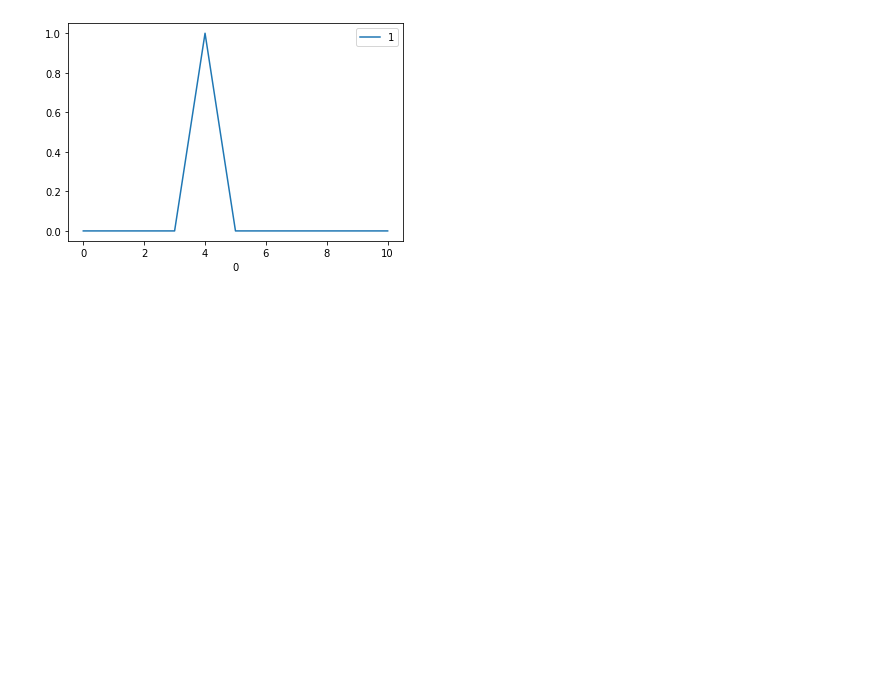
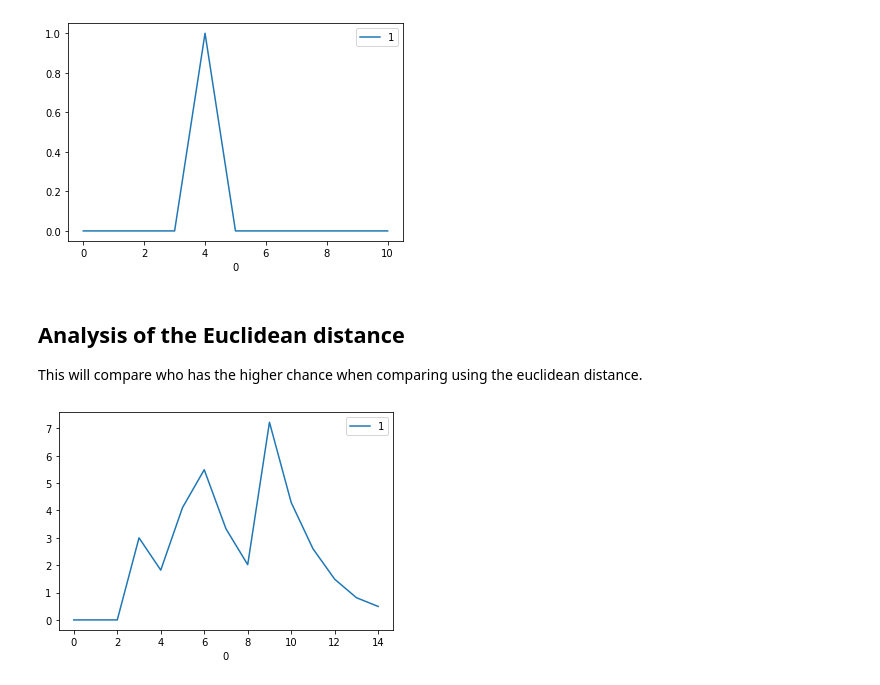
Before and after one commit to aguilarjose11/world_rep_snn, a Jupyter notebook: analysis/analysis_notebook.ipynb, the cells around one changed output. Drawn from its saved outputs; the diff is of its cells as text; code cells hidden in the pictures; blank space fills up the shorter version.

Commit message:
Add analysis notes

```diff
--- a/analysis/analysis_notebook.ipynb
+++ b/analysis/analysis_notebook.ipynb
@@ -78,3 +78,12 @@ ttfse_strain = [0, 0, 0, 0, 1, 0, 0, 0, 0, 0, 0, ]
 plot_data_line(range(len(ttfse_strain)), ttfse_strain)
 # %% [output]
 [figure]
+# %% [markdown]
+## Analysis of the Euclidean distance
+
+This will compare who has the higher chance when comparing using the euclidean distance.
+# %%
+psp_1 = [0, 0, 0, 3, 1.81959, 4.10364, 5.48898, 3.32924, 2.01928, 7.22476, 4.29144, 2.60289, 1.48814, 0.812012, 0.49251, ]
+plot_data_line(range(len(psp_1)), psp_1)
+# %% [output]
+[figure, added]
```
Also changed, not shown: parts of 24 cells of this notebook.
